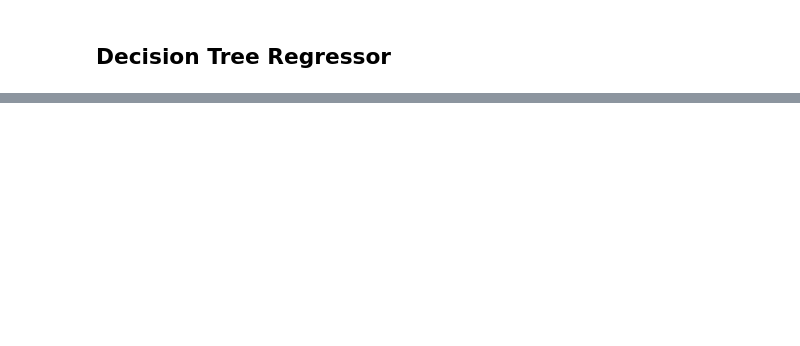
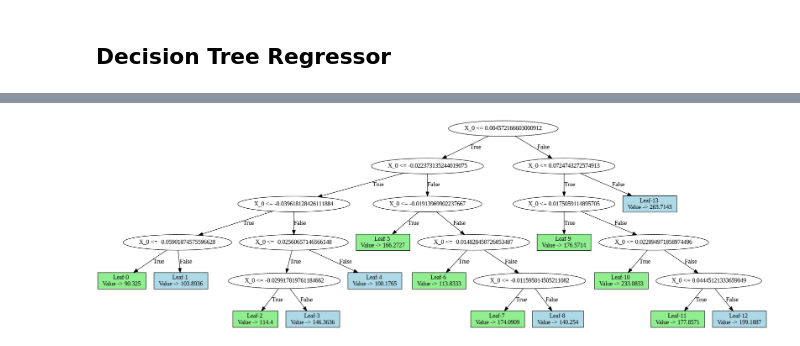
Before and after one commit to yasminahobeika/Decision_Tree_Implementation_From_Scratch, a Jupyter notebook: DTree_scratch/DecisionTreeRegressorImplementation.ipynb, the cells around one changed output, grey strips where cells are left out. Drawn from its saved outputs; the diff is of its cells as text; code cells hidden in the pictures; blank space fills up the shorter version.

Commit message:
Finished class and implemented a test case

```diff
--- a/DTree_scratch/DecisionTreeRegressorImplementation.ipynb
+++ b/DTree_scratch/DecisionTreeRegressorImplementation.ipynb
@@ -309,0 +373,32 @@ class DecisionTreeRegressor:
+# %%
+import time
+import matplotlib.pyplot as plt
+from sklearn import datasets, linear_model
+from sklearn.metrics import mean_squared_error, mean_absolute_error
+
+# Load the diabetes dataset
+diabetes_X, diabetes_y = datasets.load_diabetes(return_X_y=True)
+
+# Use only one feature
+diabetes_X = diabetes_X[:, np.newaxis, 2]
+
+# Split the data into training/testing sets
+X_train = diabetes_X[:-20]
+X_test = diabetes_X[-20:]
+
+# Split the targets into training/testing sets
+y_train = diabetes_y[:-20]
+y_test = diabetes_y[-20:]
+
+# Train the decision tree with mse method
+tic = time.perf_counter()
+reg = DecisionTreeRegressor(min_samples_split=50, max_depth=5, n_features = 1, criterion = 'mse')
+reg.train(X_train, y_train)
+toc = time.perf_counter()
+
+print(f"Build time {toc - tic:0.4f} seconds")
+
+predictions = reg.predict(X_test)
+
+print(np.sqrt(mean_squared_error(y_test, predictions)))
+print(mean_absolute_error(y_test, predictions))
@@ -309,0 +429,4 @@ class DecisionTreeRegressor:
+# %%
+reg.visualize_tree()
+# %% [output]
+[figure, added]
```
Also changed, not shown: parts of 5 cells of this notebook.
